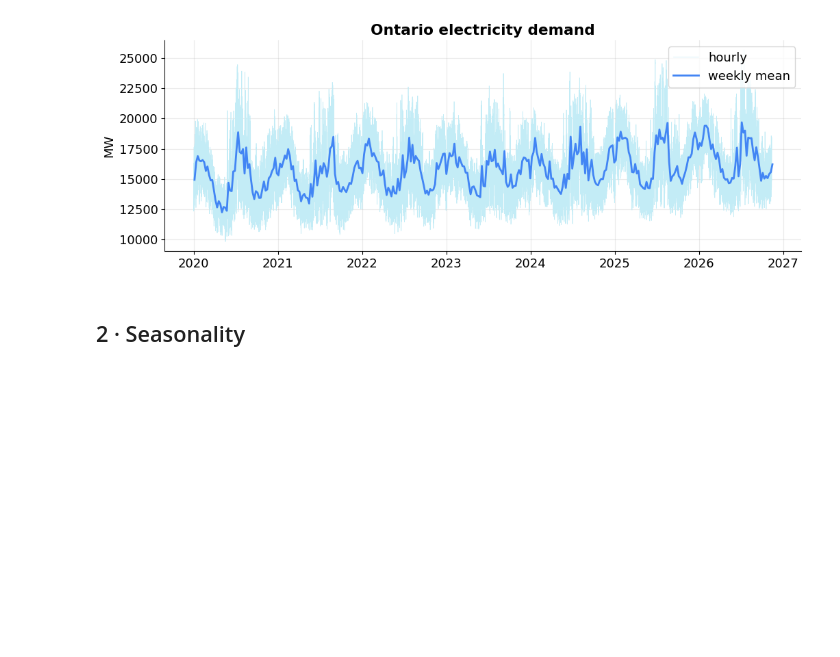
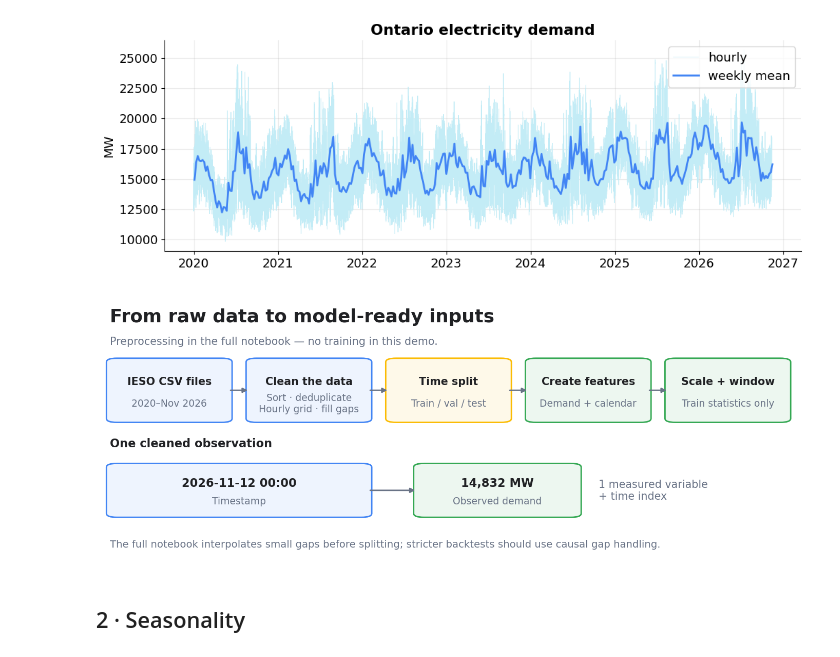
Before and after one commit to FarahHammamii/devFest_Sherbrooke_Time_Series, a Jupyter notebook: notebooks/DevFest2026_Forecasting_Demo.ipynb, the cells around one changed output. Cells and saved outputs as stored; diff of their text form; code cells hidden in the pictures; blank space fills up the shorter version.

Commit message:
refactor:added further visualisation

```diff
--- a/notebooks/DevFest2026_Forecasting_Demo.ipynb
+++ b/notebooks/DevFest2026_Forecasting_Demo.ipynb
@@ -55,6 +55,51 @@ plt.show()
 # %% [output]
 60,169 hourly observations, 2020-01-01 to 2026-11-12
 [figure]
+# %%
+#@title Data preparation pipeline
+import matplotlib.pyplot as plt
+from matplotlib.patches import FancyBboxPatch
+import numpy as np
+
+BLUE, GREEN, GOLD, RED, PURPLE, GRAY = "#4285f4", "#34a853", "#fbbc04", "#ea4335", "#a142f4", "#697386"
+INK = "#202124"
+
+def canvas(title, subtitle="", height=4):
+    fig, ax = plt.subplots(figsize=(13, height), dpi=135)
+    fig.patch.set_facecolor("white")
+    ax.set(xlim=(0, 100), ylim=(0, 100)); ax.axis("off")
+    ax.text(1, 97, title, fontsize=19, fontweight="bold", color=INK, va="top")
+    if subtitle:
+        ax.text(1, 86, subtitle, fontsize=11, color=GRAY, va="top")
+    return fig, ax
+
+def box(ax, x, y, w, h, label, color=BLUE, sub=None, fs=12):
+    ax.add_patch(FancyBboxPatch((x,y),w,h,boxstyle="round,pad=0.5,rounding_size=1.5",fc=color+"16",ec=color,lw=1.5))
+    ax.text(x+w/2, y+h*(.64 if sub else .5), label, ha="center", va="center", fontsize=fs, fontweight="bold", color=INK)
+    if sub:
+        ax.text(x+w/2, y+h*.29, sub, ha="center", va="center", fontsize=10, color=GRAY)
+
+def arrow(ax, x1, y1, x2, y2):
+    ax.annotate("", (x2,y2), (x1,y1), arrowprops=dict(arrowstyle="-|>",color=GRAY,lw=1.5,shrinkA=2,shrinkB=2))
+
+def note(ax, text):
+    ax.text(1, 3, text, fontsize=10.5, color=GRAY, va="bottom")
+
+fig, ax = canvas("From raw data to model-ready inputs", "Preprocessing in the full notebook — no training in this demo.", 4.8)
+steps = [("IESO CSV files", "2020–Nov 2026", BLUE), ("Clean the data", "Sort · deduplicate\nHourly grid · fill gaps", BLUE), ("Time split", "Train / val / test", GOLD), ("Create features", "Demand + calendar", GREEN), ("Scale + window", "Train statistics only", GREEN)]
+for i,(label,sub,col) in enumerate(steps):
+    x=1+i*20
+    box(ax,x,53,17,24,label,col,sub,fs=11)
+    if i<4: arrow(ax,x+17,65,x+20,65)
+ax.text(1,43,"One cleaned observation",fontsize=12,fontweight="bold",color=INK)
+box(ax,1,16,37,20,"2026-11-12 00:00",BLUE,"Timestamp")
+arrow(ax,38,26,45,26)
+box(ax,45,16,23,20,"14,832 MW",GREEN,"Observed demand")
+ax.text(71,26,"1 measured variable\n+ time index",fontsize=11,color=GRAY,va="center")
+note(ax,"The full notebook interpolates small gaps before splitting; stricter backtests should use causal gap handling.")
+plt.show()
+# %% [output]
+[figure, added]
 # %% [markdown]
 ## 2 · Seasonality
 # %%
```
Also changed, not shown: parts of 7 cells of this notebook.
